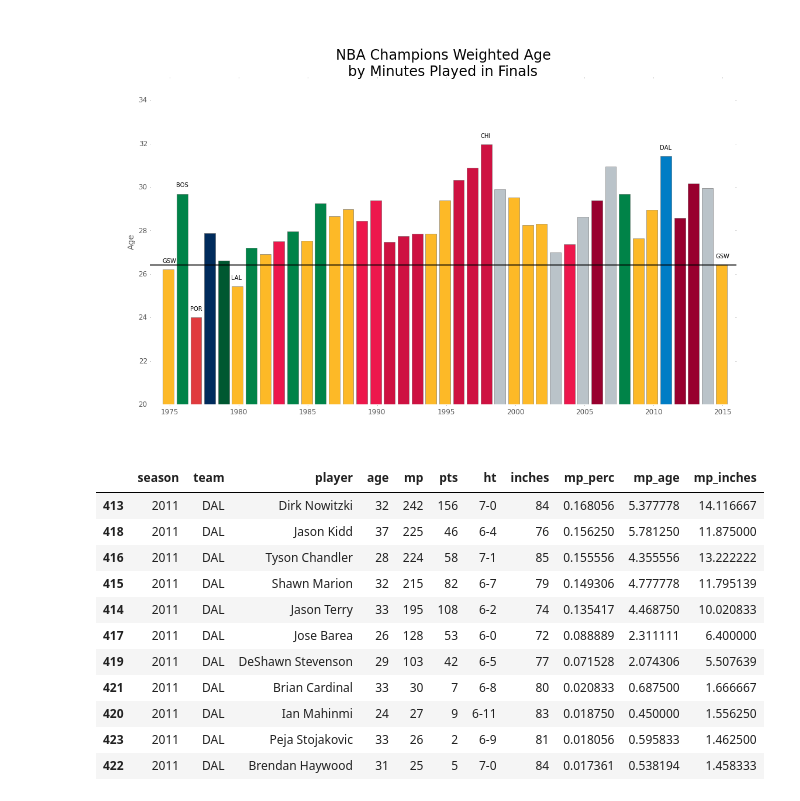
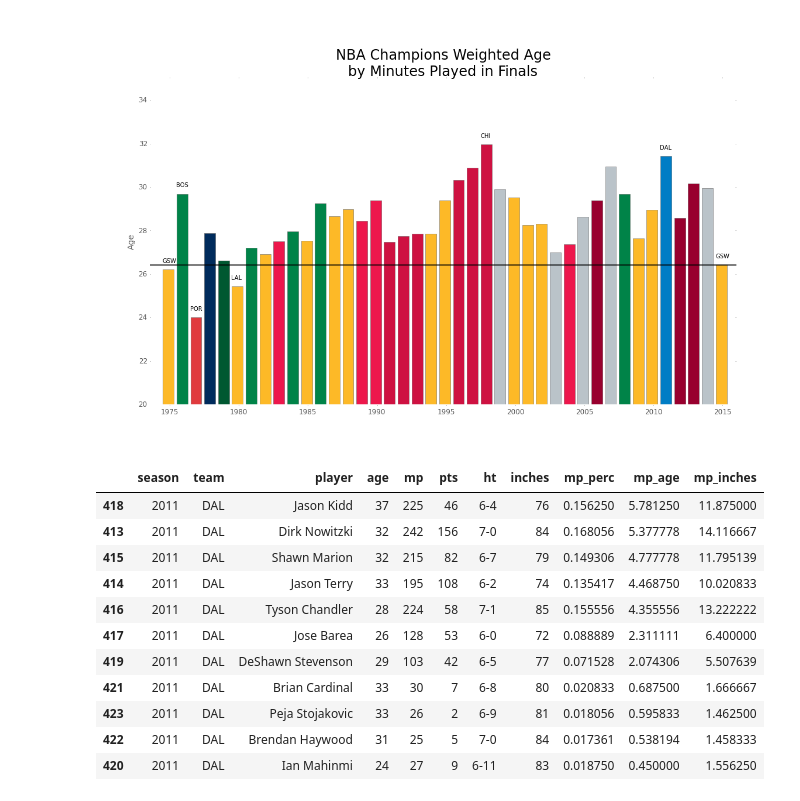
Before and after one commit to chris-sheehan/blog, a Jupyter notebook: notebooks/nba_finals_height_age.ipynb, the cells around one changed output. Saved outputs shown, nothing was run; the diff lists cells and outputs as text; code cells hidden in the pictures.

```diff
--- a/notebooks/nba_finals_height_age.ipynb
+++ b/notebooks/nba_finals_height_age.ipynb
@@ -280,6 +280,7 @@ df_all[df_all.season == 1975].sort('mp', ascending = False)
 | 11 | 1975 | GSW | Steve Bracey | 24 | 3 | 0 | 6-1 | 73 | 0.003125 | 0.075000 | 0.228125 |
 # %%
 # df_all.to_csv('nba_finals_age_ht.csv', index = False)
+df_all =pd.read_csv('nba_finals_age_ht.csv')
 # %%
 df_all['mp_perc'] = df_all.apply(lambda r: float(r.mp)/df_all[df_all.season == r.season].mp.sum(), axis = 1)
 df_all['mp_age']= df_all.age * df_all.mp_perc
@@ -380,17 +366,17 @@ plt.savefig('nba_champs_age.png', )
 # %% [output]
 [figure]
 # %%
-df_all[df_all.season== 2011].sort('mp', ascending=False)
+df_all[df_all.season== 2011].sort('mp_age', ascending=False)
 # %% [output]
 |  | season | team | player | age | mp | pts | ht | inches | mp_perc | mp_age | mp_inches |
+| 418 | 2011 | DAL | Jason Kidd | 37 | 225 | 46 | 6-4 | 76 | 0.156250 | 5.781250 | 11.875000 |
 | 413 | 2011 | DAL | Dirk Nowitzki | 32 | 242 | 156 | 7-0 | 84 | 0.168056 | 5.377778 | 14.116667 |
-| 418 | 2011 | DAL | Jason Kidd | 37 | 225 | 46 | 6-4 | 76 | 0.156250 | 5.781250 | 11.875000 |
-| 416 | 2011 | DAL | Tyson Chandler | 28 | 224 | 58 | 7-1 | 85 | 0.155556 | 4.355556 | 13.222222 |
 | 415 | 2011 | DAL | Shawn Marion | 32 | 215 | 82 | 6-7 | 79 | 0.149306 | 4.777778 | 11.795139 |
 | 414 | 2011 | DAL | Jason Terry | 33 | 195 | 108 | 6-2 | 74 | 0.135417 | 4.468750 | 10.020833 |
+| 416 | 2011 | DAL | Tyson Chandler | 28 | 224 | 58 | 7-1 | 85 | 0.155556 | 4.355556 | 13.222222 |
 | 417 | 2011 | DAL | Jose Barea | 26 | 128 | 53 | 6-0 | 72 | 0.088889 | 2.311111 | 6.400000 |
 | 419 | 2011 | DAL | DeShawn Stevenson | 29 | 103 | 42 | 6-5 | 77 | 0.071528 | 2.074306 | 5.507639 |
 | 421 | 2011 | DAL | Brian Cardinal | 33 | 30 | 7 | 6-8 | 80 | 0.020833 | 0.687500 | 1.666667 |
-| 420 | 2011 | DAL | Ian Mahinmi | 24 | 27 | 9 | 6-11 | 83 | 0.018750 | 0.450000 | 1.556250 |
 | 423 | 2011 | DAL | Peja Stojakovic | 33 | 26 | 2 | 6-9 | 81 | 0.018056 | 0.595833 | 1.462500 |
 | 422 | 2011 | DAL | Brendan Haywood | 31 | 25 | 5 | 7-0 | 84 | 0.017361 | 0.538194 | 1.458333 |
+| 420 | 2011 | DAL | Ian Mahinmi | 24 | 27 | 9 | 6-11 | 83 | 0.018750 | 0.450000 | 1.556250 |
```
Also changed, not shown: parts of 7 cells of this notebook, 1 other file.
